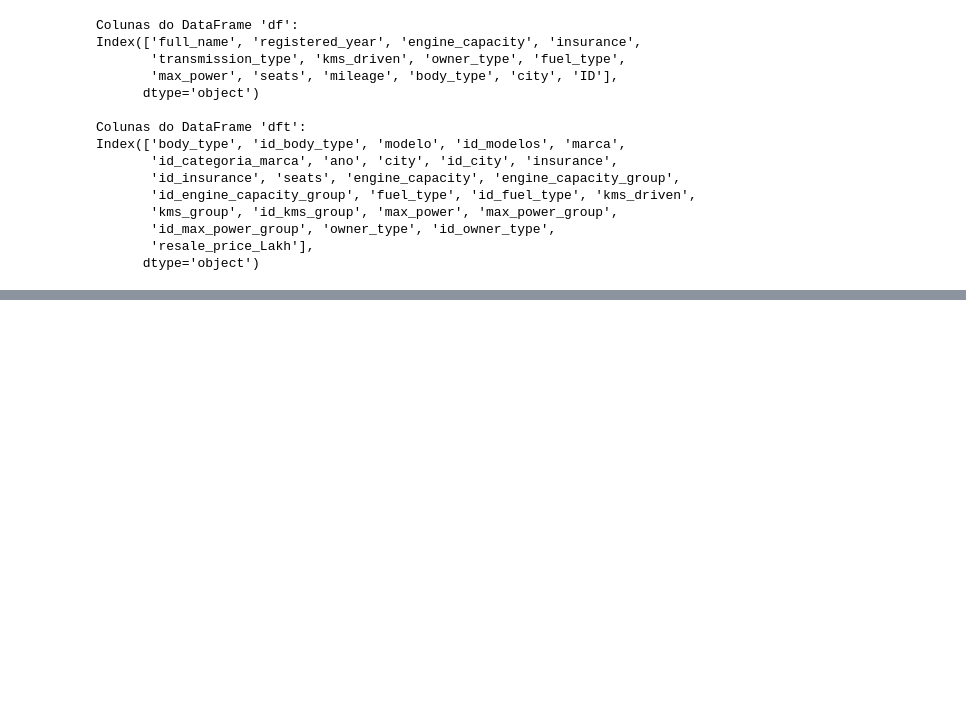
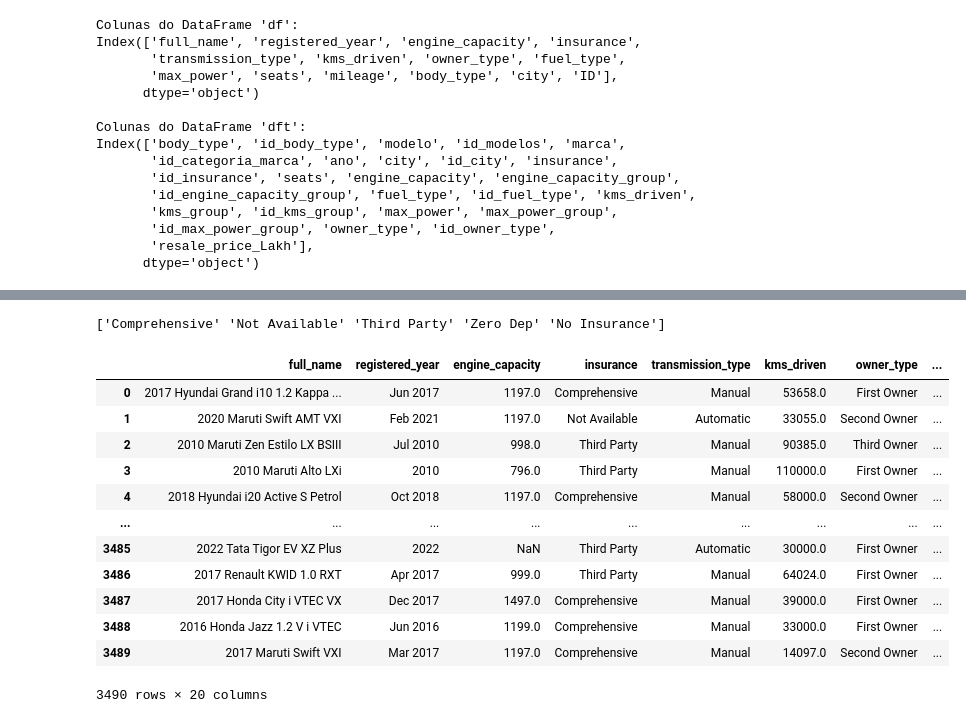
Before and after one commit to ruicoelhor22/AASE, a Jupyter notebook: TestCenario2.ipynb, the cells around one changed output, grey strips where cells are left out. Drawn from its saved outputs; the diff is of its cells as text; code cells hidden in the pictures; blank space fills up the shorter version.

```diff
--- a/TestCenario2.ipynb
+++ b/TestCenario2.ipynb
@@ -87,0 +120,14 @@ print(df)
+# %%
+# Mapear os valores desejados em 'df' para os valores correspondentes em 'dft'
+mapeamento_valores = {
+    'Third Party insurance': 'Third Party',
+    pd.NA: 'No Insurance'
+}
+
+# Aplicar as transformações nos valores da coluna 'insurance' em 'df'
+df['insurance'] = df['insurance'].replace(mapeamento_valores).fillna('No Insurance')
+
+# Visualizar os valores únicos após as transformações em 'df'
+print(df['insurance'].unique())
+# %% [output]
+['Comprehensive' 'Not Available' 'Third Party' 'Zero Dep' 'No Insurance']
@@ -87,0 +157,59 @@ print(df)
+# %%
+# MAX POWER
+# #convert to bhp__________________________________________________
+Correct_Max_Power = []
+for power in df['max_power']:
+    if pd.notna(power):
+        if isinstance(power, str):
+            if 'bhp' in power:
+                num_bhp = float(re.search(r'\d+.?\d', power).group())
+                Correct_Max_Power.append(num_bhp)
+            elif 'PS' in power:
+                num_ps = float(re.search(r'\d+.?\d', power).group())
+                num_bhp = round(num_ps * 0.98632, 2)
+                Correct_Max_Power.append(num_bhp)
+            else:
+                num = re.search(r'\d+\.?\d*', power)
+                Correct_Max_Power.append(float(num.group()) if num else None)
+        else:
+            Correct_Max_Power.append(power)
+    else:
+        Correct_Max_Power.append(None)
+
+
+# Convert not NaN to float
+Correct_Max_Power = [float(value) if value is not None else value for value in Correct_Max_Power]
+
+df['max_power'] = Correct_Max_Power
+
+#Create grupos
+
+# groups max_power
+
+
+limites = [0, 100, 200, 300, 400, 500, 600]
+rotulos = ['0-100 bhp', '100-200 bhp', '200-300 bhp', '300-400 bhp', '400-500 bhp', '500-600 bhp']
+
+df['max_power_group'] = pd.cut(df['max_power'], bins=limites, labels=rotulos, right=False)
+# %%
+# Criar um dicionário de mapeamento de 'max_power_group' para 'id_max_power_group' em dft
+mapeamento_max_power_group = dict(zip(dft['max_power_group'], dft['id_max_power_group']))
+
+# Criar uma nova coluna 'id_max_power_group' em df com base na correspondência de 'max_power_group' em dft
+df['id_max_power_group'] = df['max_power_group'].map(mapeamento_max_power_group)
+# %%
+df
+# %% [output]
+|  | full_name | registered_year | engine_capacity | insurance | transmission_type | kms_driven | owner_type | ... |
+| 0 | 2017 Hyundai Grand i10 1.2 Kappa ... | Jun 2017 | 1197.0 | Comprehensive | Manual | 53658.0 | First Owner | ... |
+| 1 | 2020 Maruti Swift AMT VXI | Feb 2021 | 1197.0 | Not Available | Automatic | 33055.0 | Second Owner | ... |
+| 2 | 2010 Maruti Zen Estilo LX BSIII | Jul 2010 | 998.0 | Third Party | Manual | 90385.0 | Third Owner | ... |
+| 3 | 2010 Maruti Alto LXi | 2010 | 796.0 | Third Party | Manual | 110000.0 | First Owner | ... |
+| 4 | 2018 Hyundai i20 Active S Petrol | Oct 2018 | 1197.0 | Comprehensive | Manual | 58000.0 | Second Owner | ... |
+| ... | ... | ... | ... | ... | ... | ... | ... | ... |
+| 3485 | 2022 Tata Tigor EV XZ Plus | 2022 | NaN | Third Party | Automatic | 30000.0 | First Owner | ... |
+| 3486 | 2017 Renault KWID 1.0 RXT | Apr 2017 | 999.0 | Third Party | Manual | 64024.0 | First Owner | ... |
+| 3487 | 2017 Honda City i VTEC VX | Dec 2017 | 1497.0 | Comprehensive | Manual | 39000.0 | First Owner | ... |
+| 3488 | 2016 Honda Jazz 1.2 V i VTEC | Jun 2016 | 1199.0 | Comprehensive | Manual | 33000.0 | First Owner | ... |
+| 3489 | 2017 Maruti Swift VXI | Mar 2017 | 1197.0 | Comprehensive | Manual | 14097.0 | Second Owner | ... |
+3490 rows × 20 columns
```
Also changed, not shown: parts of 24 cells of this notebook, 10 other files.
